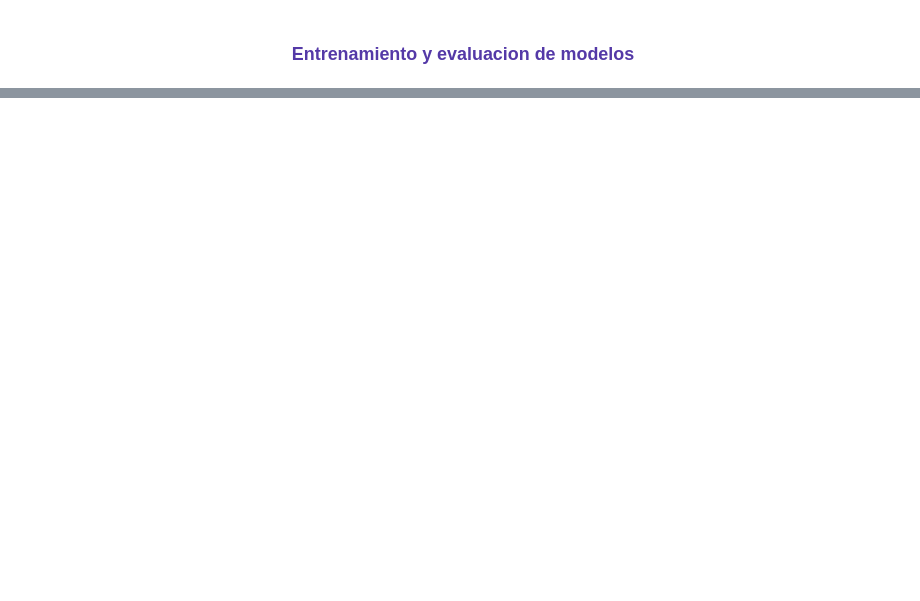
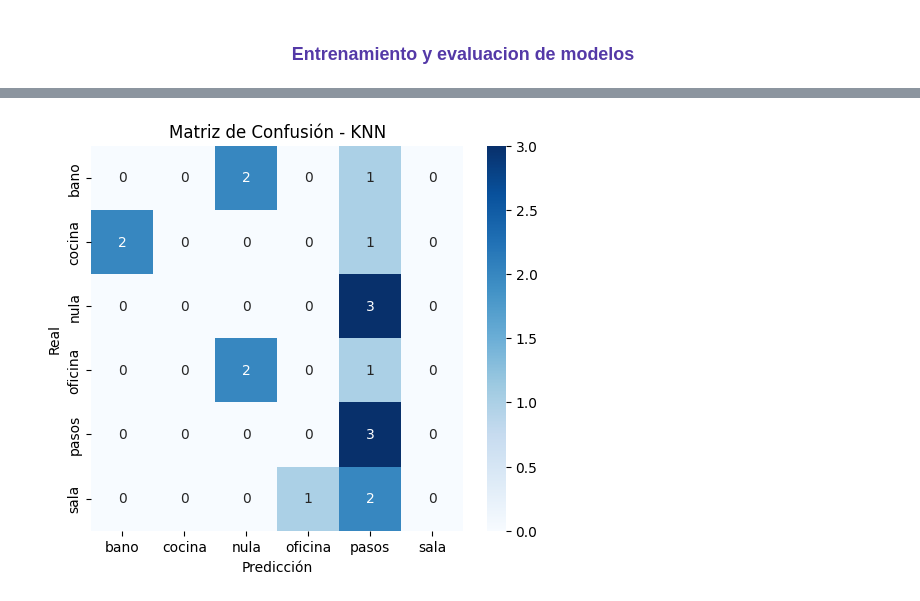
Before and after one commit to j0sejuarez/CDSI-2026-MCC, a Jupyter notebook: Practicas/sensadoAudio/practica_1.ipynb, the cells around one changed output, grey strips where cells are left out. Cells and saved outputs as stored; diff of their text form; code cells hidden in the pictures; blank space fills up the shorter version.

```diff
--- a/Practicas/sensadoAudio/practica_1.ipynb
+++ b/Practicas/sensadoAudio/practica_1.ipynb
@@ -178,0 +290,7 @@ print(audios_train)
+# %%
+knn = KNeighborsClassifier(
+    n_neighbors=7,
+    weights="distance"
+)
+
+knn.fit(X_train_scaled, y_train_enc)
@@ -178,0 +376,20 @@ print(audios_train)
+# %%
+y_pred = knn.predict(X_test_scaled)
+
+cm = confusion_matrix(y_test_enc, y_pred)
+
+plt.figure(figsize=(6,5))
+sns.heatmap(
+    cm,
+    annot=True,
+    fmt="d",
+    xticklabels=le.classes_,
+    yticklabels=le.classes_,
+    cmap="Blues"
+)
+plt.xlabel("Predicción")
+plt.ylabel("Real")
+plt.title("Matriz de Confusión - KNN")
+plt.show()
+# %% [output]
+[figure, added]
```
Also changed, not shown: parts of 19 cells of this notebook.
